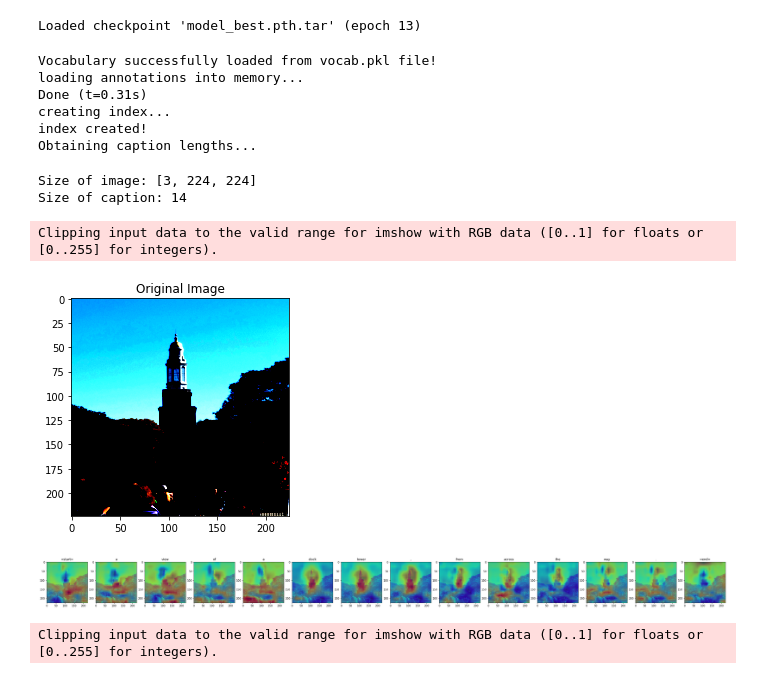
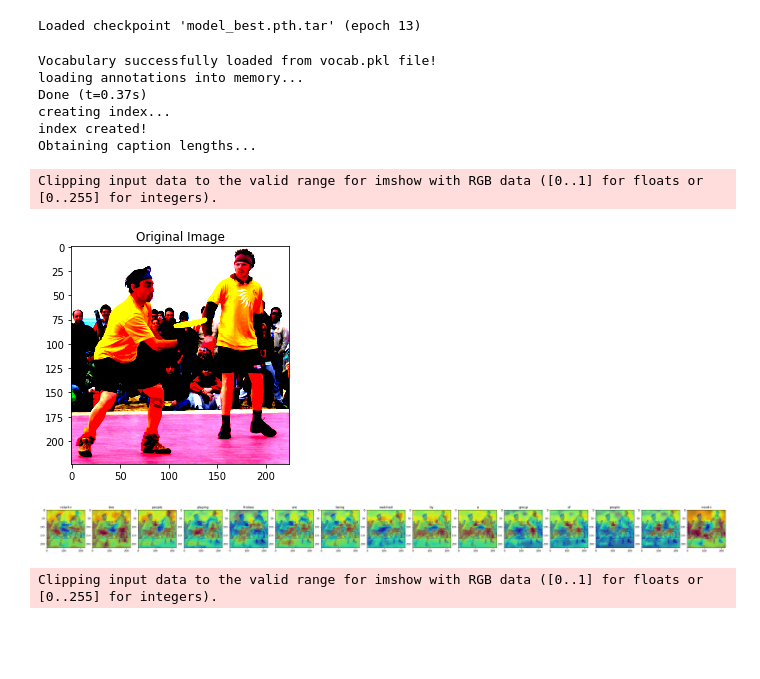
Before and after one commit to shashank3959/CS838_Project, a Jupyter notebook: code/main.ipynb, the cells around one changed output. Cells and saved outputs as stored; diff of their text form; code cells hidden in the pictures; blank space fills up the shorter version.

```diff
--- a/code/main.ipynb
+++ b/code/main.ipynb
@@ -11,33 +13,3 @@ from matchmap_visualize import *
 image_model, caption_model = load_model()
 # %% [output]
 Loaded checkpoint 'model_best.pth.tar' (epoch 13)
-# %%
-# Load triplet of data
-
-data_loader_val = get_loader(transform=transform,
-                             mode='val',
-                             batch_size=1,
-                             vocab_from_file=True,
-                            fetch_mode = 'retrieval')
-
-indices = data_loader_val.dataset.get_indices()
-new_sampler = data.sampler.SubsetRandomSampler(indices=indices)
-data_loader_val.batch_sampler.sampler = new_sampler
-
-for batch in data_loader_val:
-    image, caption_g, caption = batch[0], batch[1], batch[2]
-    break
-# %% [output]
-Vocabulary successfully loaded from vocab.pkl file!
-loading annotations into memory...
-Done (t=0.31s)
-creating index...
-index created!
-Obtaining caption lengths...
-# %%
-# Validate data shapes and sizes
-print("Size of image:", [ i for i in image[0].size()])
-print("Size of caption:",len(caption))
-# %% [output]
-Size of image: [3, 224, 224]
-Size of caption: 14
@@ -47,28 +16,25 @@ bw_image, orig_image, mask_list = gen_masks(image_model, caption_model, image, c
-# %%
-# Visualize
-
-plt.imshow(bw_image)
-plt.title('Original Image')
-plt.show()
-
-
-fig=plt.figure(figsize=(50,200), facecolor='white')
-
-columns = len(mask_list)+1
-rows = 1
-
-for i in range(1,len(mask_list)+1):
-    mask = cv2.resize(mask_list[i-1], dsize = (224,224))
-    fig.add_subplot(rows, columns, i)
-    plt.imshow(orig_image)
-    plt.imshow(mask, cmap = 'jet', alpha = 0.4)
-    plt.title(caption[i-1][0])
-
-plt.show()
-# %% [output]
-Clipping input data to the valid range for imshow with RGB data ([0..1] for floats or [0..255] for integers).
-[figure, removed]
-[figure, removed]
+# %%
+# Load a batch of triplet of data
+
+batch_size = 10
+image_tensor, caption_glove_tensor, caption_list = get_data(batch_size)
+# %% [output]
+Vocabulary successfully loaded from vocab.pkl file!
+loading annotations into memory...
+Done (t=0.37s)
+creating index...
+index created!
+Obtaining caption lengths...
+# %%
+index = 2
+color_img, bw_img, mask_list, caption = gen_masks(image_model, caption_model,
+                                         image_tensor, caption_glove_tensor,
+                                         caption_list, index)
+show_me(color_img, bw_img, mask_list, caption)
+# %% [output]
+Clipping input data to the valid range for imshow with RGB data ([0..1] for floats or [0..255] for integers).
+[figure, added]
+[figure, added]
 # %%
 # Fetch Another Image and masks
 bw_image, orig_image, mask_list = gen_masks(image_model, caption_model, image, caption_g)
```
Also changed, not shown: parts of 2 cells of this notebook.
